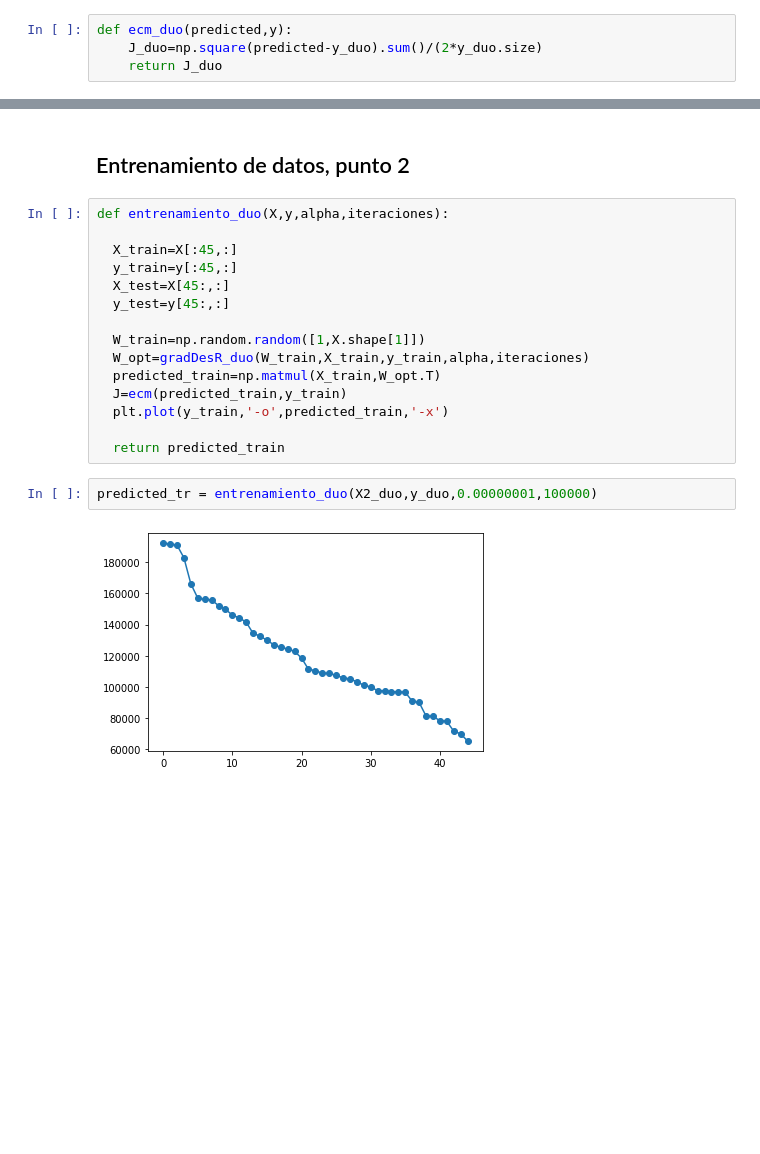
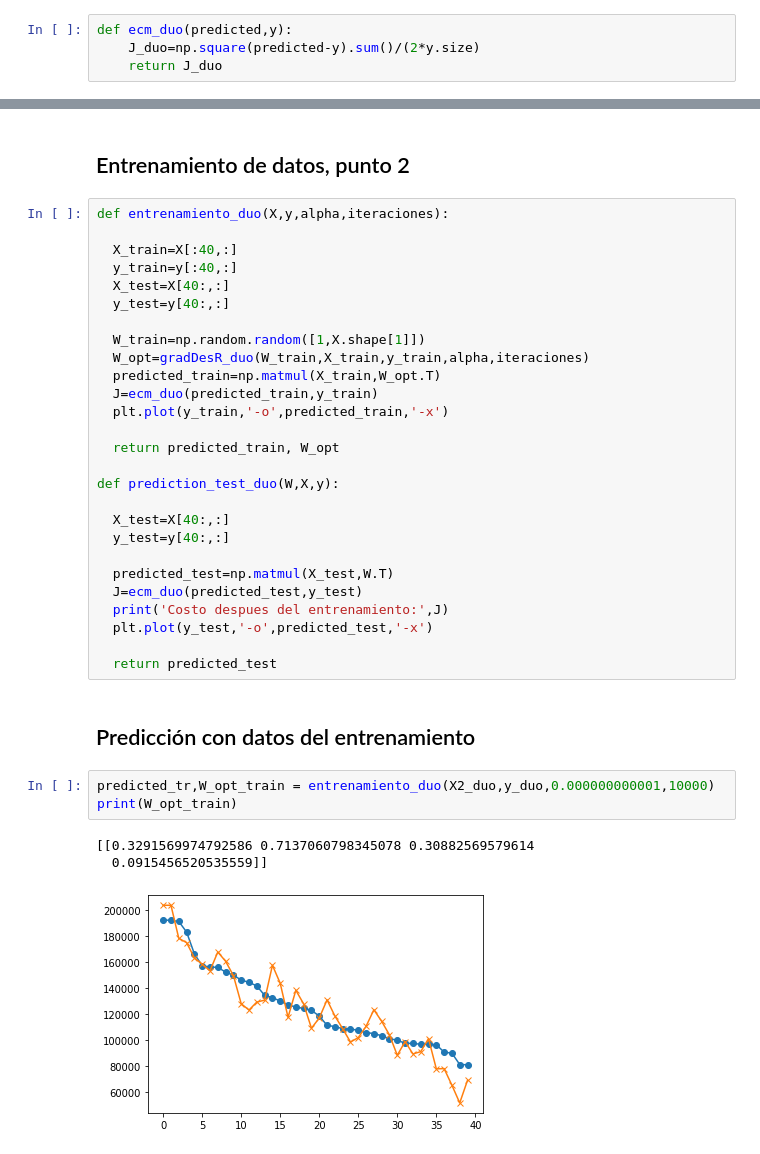
Before and after one commit to ijrios/Machine_learning_regression, a Jupyter notebook: opus_regression.ipynb, the cells around one changed output, grey strips where cells are left out. Saved outputs shown, nothing was run; the diff lists cells and outputs as text; blank space fills up the shorter version.

```diff
--- a/opus_regression.ipynb
+++ b/opus_regression.ipynb
@@ -270,7 +291,7 @@ print(prediction_duo.shape)
 La función de costo:
 # %%
 def ecm_duo(predicted,y):
-    J_duo=np.square(predicted-y_duo).sum()/(2*y_duo.size)
+    J_duo=np.square(predicted-y).sum()/(2*y.size)
     return J_duo
 # %% [markdown]
 Vamos a calcular el costo:
@@ -328,19 +349,36 @@ plt.plot(y_duo,'-o',predicted_duo,'-x')
 # %%
 def entrenamiento_duo(X,y,alpha,iteraciones):
 
-  X_train=X[:45,:]
-  y_train=y[:45,:]
-  X_test=X[45:,:]
-  y_test=y[45:,:]
+  X_train=X[:40,:]
+  y_train=y[:40,:]
+  X_test=X[40:,:]
+  y_test=y[40:,:]
 
   W_train=np.random.random([1,X.shape[1]])
   W_opt=gradDesR_duo(W_train,X_train,y_train,alpha,iteraciones)
   predicted_train=np.matmul(X_train,W_opt.T)
-  J=ecm(predicted_train,y_train)
+  J=ecm_duo(predicted_train,y_train)
   plt.plot(y_train,'-o',predicted_train,'-x')
 
-  return predicted_train
+  return predicted_train, W_opt
+
+def prediction_test_duo(W,X,y):
+
+  X_test=X[40:,:]
+  y_test=y[40:,:]
+
+  predicted_test=np.matmul(X_test,W.T)
+  J=ecm_duo(predicted_test,y_test)
+  print('Costo despues del entrenamiento:',J)
+  plt.plot(y_test,'-o',predicted_test,'-x')
+
+  return predicted_test
+# %% [markdown]
+## Predicción con datos del entrenamiento
 # %%
-predicted_tr = entrenamiento_duo(X2_duo,y_duo,0.00000001,100000)
+predicted_tr,W_opt_train = entrenamiento_duo(X2_duo,y_duo,0.000000000001,10000)
+print(W_opt_train)
 # %% [output]
+[[0.3291569974792586 0.7137060798345078 0.30882569579614
+  0.0915456520535559]]
-[figure, old version]
+[figure, new version]
```
Also changed, not shown: parts of 41 cells of this notebook.
